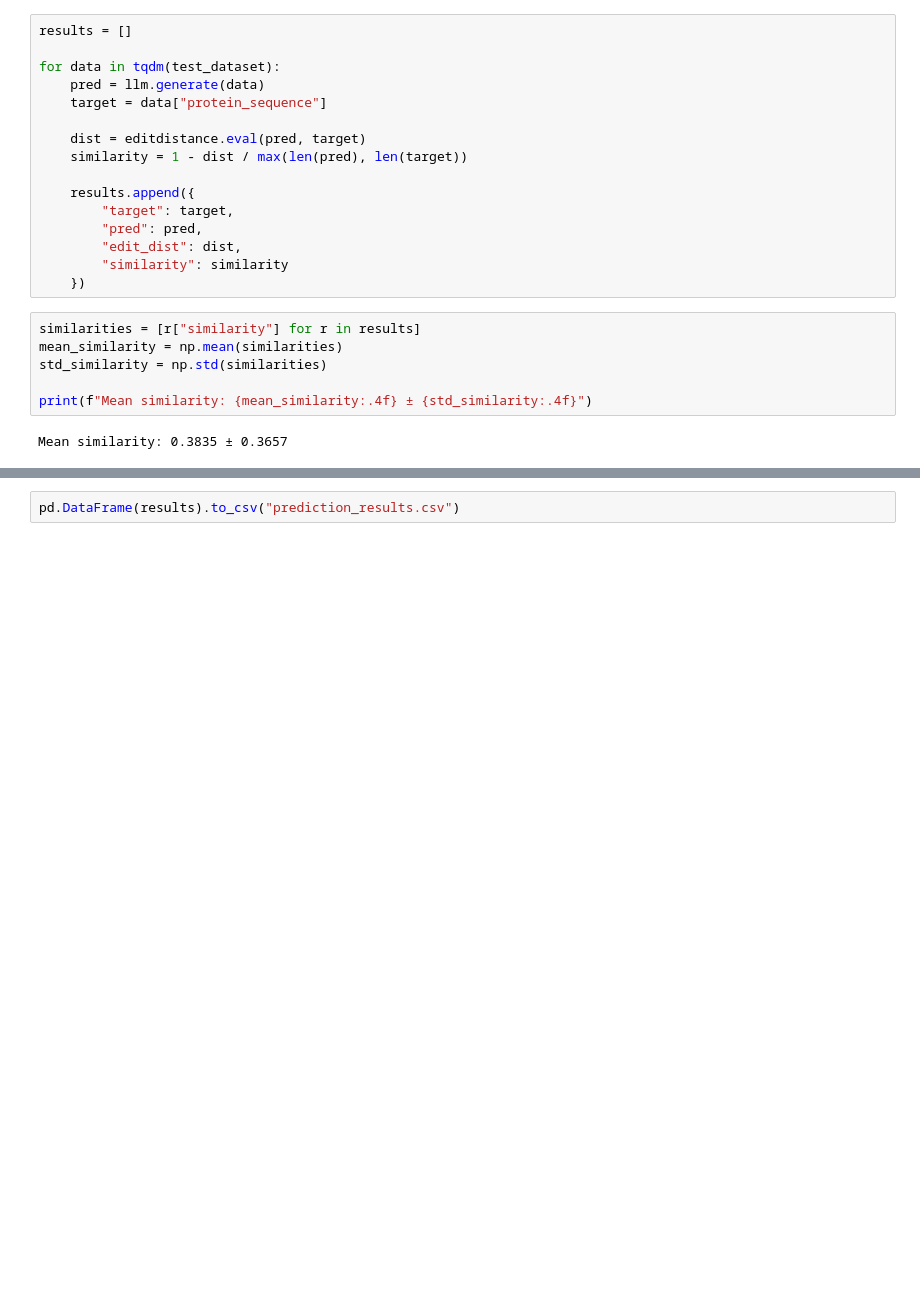
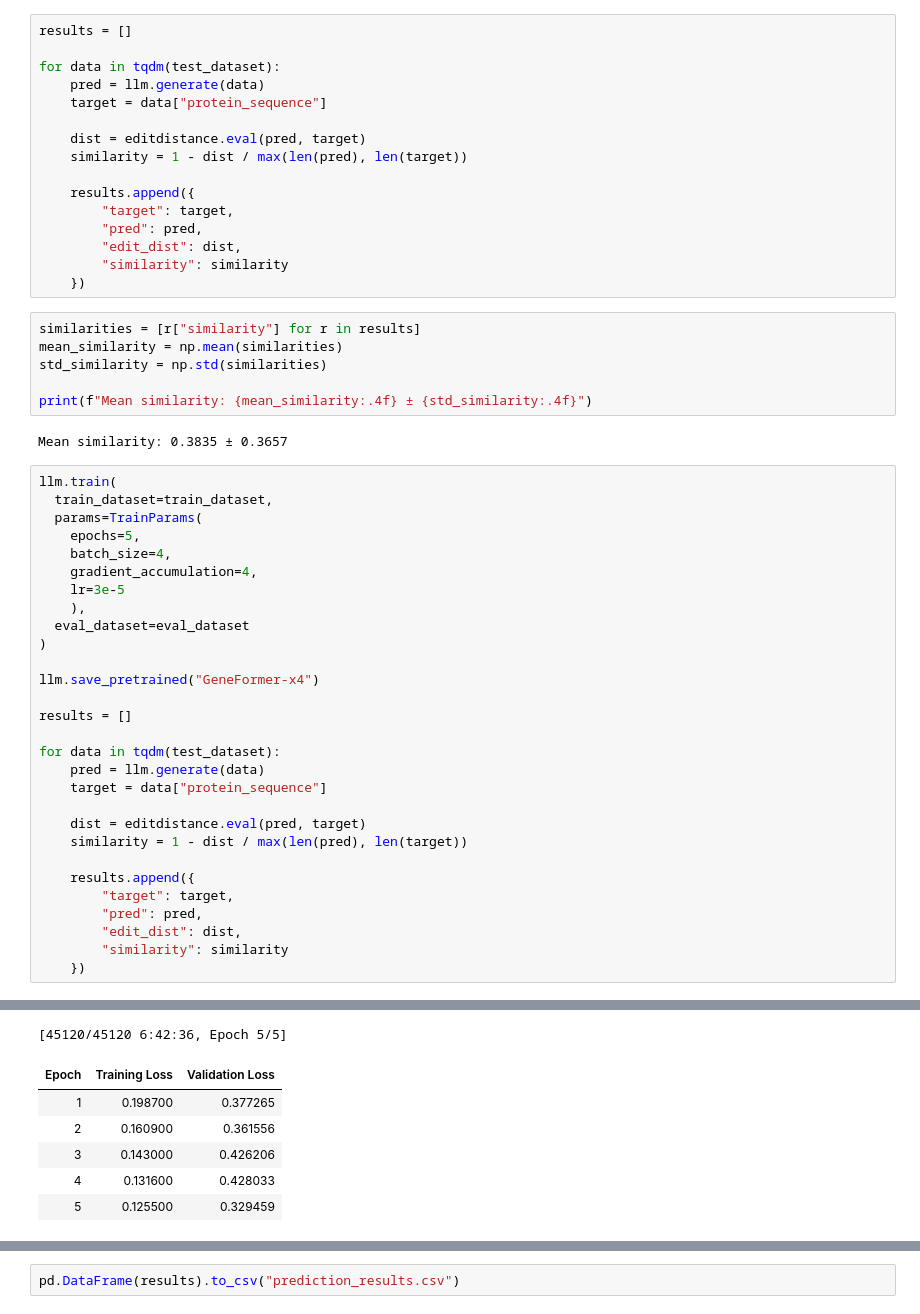
Before and after one commit to GustavoHCruz/CodingDNATransformers, a Jupyter notebook: src/the_last_act.ipynb, the cells around one changed output, grey strips where cells are left out. Cells and saved outputs as stored; diff of their text form; blank space fills up the shorter version.

Commit message:
results

```diff
--- a/src/the_last_act.ipynb
+++ b/src/the_last_act.ipynb
@@ -673,3 +673,33 @@ std_similarity = np.std(similarities)
 print(f"Mean similarity: {mean_similarity:.4f} ± {std_similarity:.4f}")
 # %% [output]
 Mean similarity: 0.3835 ± 0.3657
+# %%
+llm.train(
+  train_dataset=train_dataset,
+  params=TrainParams(
+    epochs=5,
+    batch_size=4,
+    gradient_accumulation=4,
+    lr=3e-5
+	),
+  eval_dataset=eval_dataset
+)
+
+llm.save_pretrained("GeneFormer-x4")
+
+results = []
+
+for data in tqdm(test_dataset):
+	pred = llm.generate(data)
+	target = data["protein_sequence"]
+
+	dist = editdistance.eval(pred, target)
+	similarity = 1 - dist / max(len(pred), len(target))
+
+	results.append({
+		"target": target,
+		"pred": pred,
+		"edit_dist": dist,
+		"similarity": similarity
+	})
+# %% [output]
@@ -675,0 +711,7 @@ Mean similarity: 0.3835 ± 0.3657
+[45120/45120 6:42:36, Epoch 5/5]
+| Epoch | Training Loss | Validation Loss |
+| 1 | 0.198700 | 0.377265 |
+| 2 | 0.160900 | 0.361556 |
+| 3 | 0.143000 | 0.426206 |
+| 4 | 0.131600 | 0.428033 |
+| 5 | 0.125500 | 0.329459 |
```
Also changed, not shown: parts of 8 cells of this notebook.
